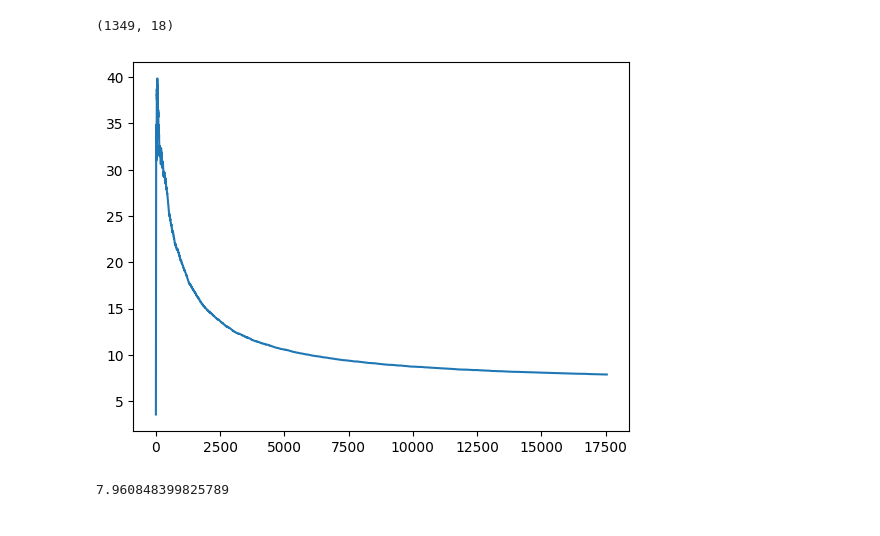
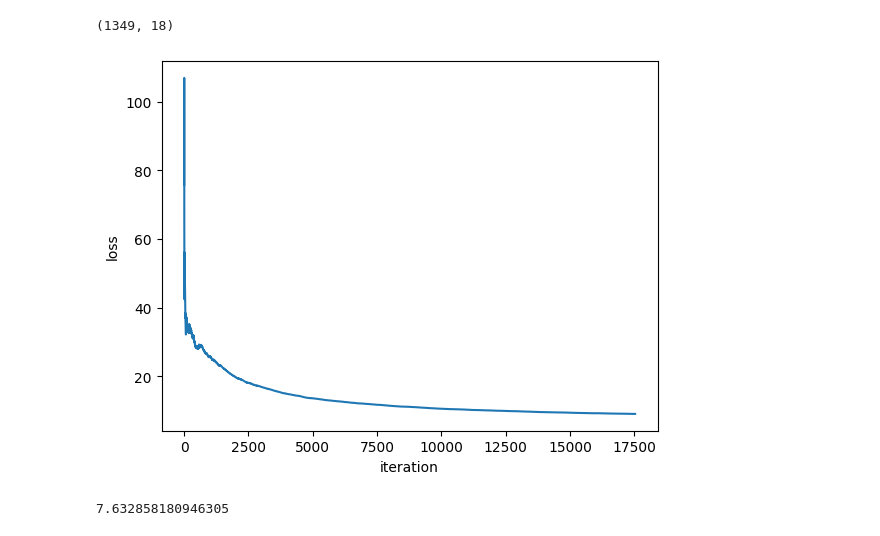
Before and after one commit to MxWmr/optimization_project, a Jupyter notebook: part3.ipynb, the cells around one changed output. Drawn from its saved outputs; the diff is of its cells as text; code cells hidden in the pictures.

```diff
--- a/part3.ipynb
+++ b/part3.ipynb
@@ -77,6 +102,8 @@ def SGD(A,y,eps=1e-5,lr = None,verbose=0,itemax=17000,batch_size=1):
     if verbose == 1:
         plt.figure(1)
         plt.plot(l_loss)
+        plt.xlabel('iteration')
+        plt.ylabel('loss')
         plt.show()
 
     return X,l_loss
@@ -88,8 +115,8 @@ def score(X_n,A,y): #return the coeff of determination
 def loss(X_n,A,y):
     return np.mean(1/2*np.square(A@X_n-y))
 # %%
-X,l_loss = SGD(A_train,y_train,eps=1e-8,verbose=1,batch_size=2)
+X,l_loss = SGD(A_train,y_train,eps=1e-3,verbose=1,batch_size=1)
 print(loss(X,A_test,y_test))
 # %% [output]
-[figure, old version]
+[figure, new version]
-7.960848399825789
+7.632858180946305
```
Also changed, not shown: parts of 8 cells of this notebook, 14 other files.
